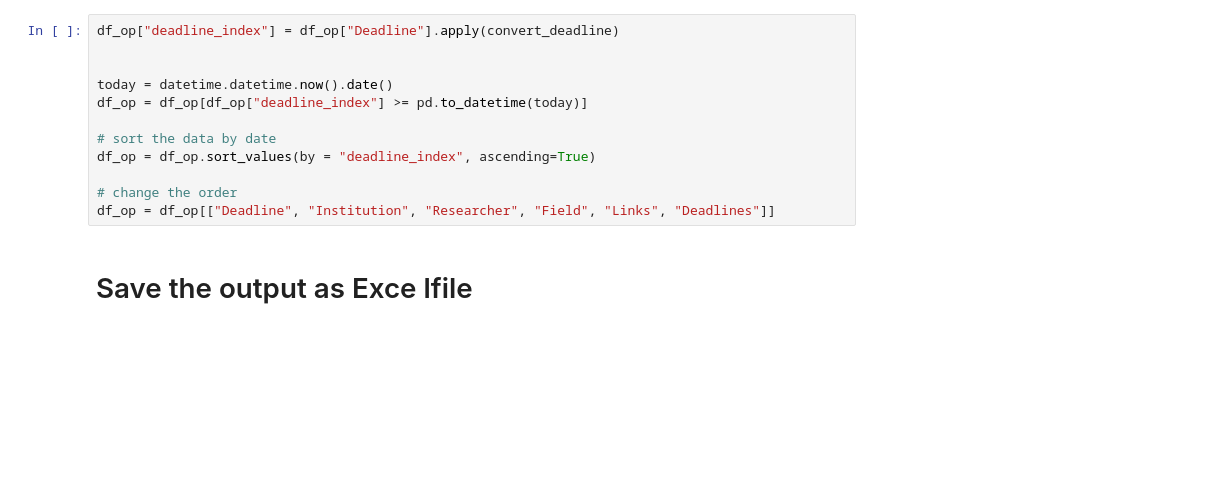
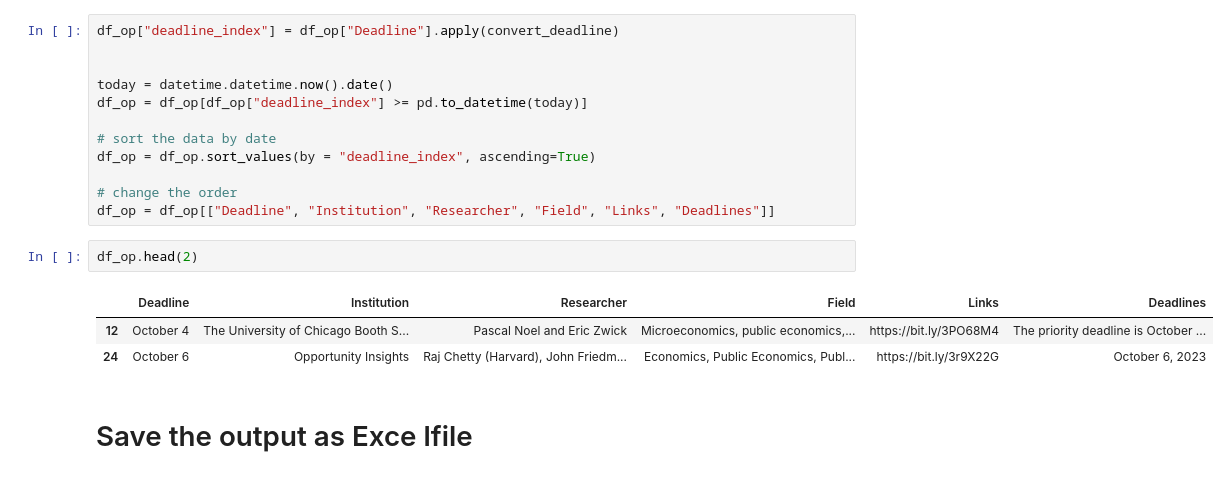
Before and after one commit to YounSooKimTech/Joy_Automation, a Jupyter notebook: PreDocWebsiteScrap.ipynb, the cells around one changed output. Cells and saved outputs as stored; diff of their text form; blank space fills up the shorter version.

```diff
--- a/PreDocWebsiteScrap.ipynb
+++ b/PreDocWebsiteScrap.ipynb
@@ -206,6 +212,12 @@ df_op = df_op.sort_values(by = "deadline_index", ascending=True)
 
 # change the order
 df_op = df_op[["Deadline", "Institution", "Researcher", "Field", "Links", "Deadlines"]]
+# %%
+df_op.head(2)
+# %% [output]
+|  | Deadline | Institution | Researcher | Field | Links | Deadlines |
+| 12 | October 4 | The University of Chicago Booth S... | Pascal Noel and Eric Zwick | Microeconomics, public economics,... | https://bit.ly/3PO68M4 | The priority deadline is October ... |
+| 24 | October 6 | Opportunity Insights | Raj Chetty (Harvard), John Friedm... | Economics, Public Economics, Publ... | https://bit.ly/3r9X22G | October 6, 2023 |
 # %% [markdown]
 # Save the output as Exce lfile
 # %%
```
Also changed, not shown: parts of 3 cells of this notebook.
